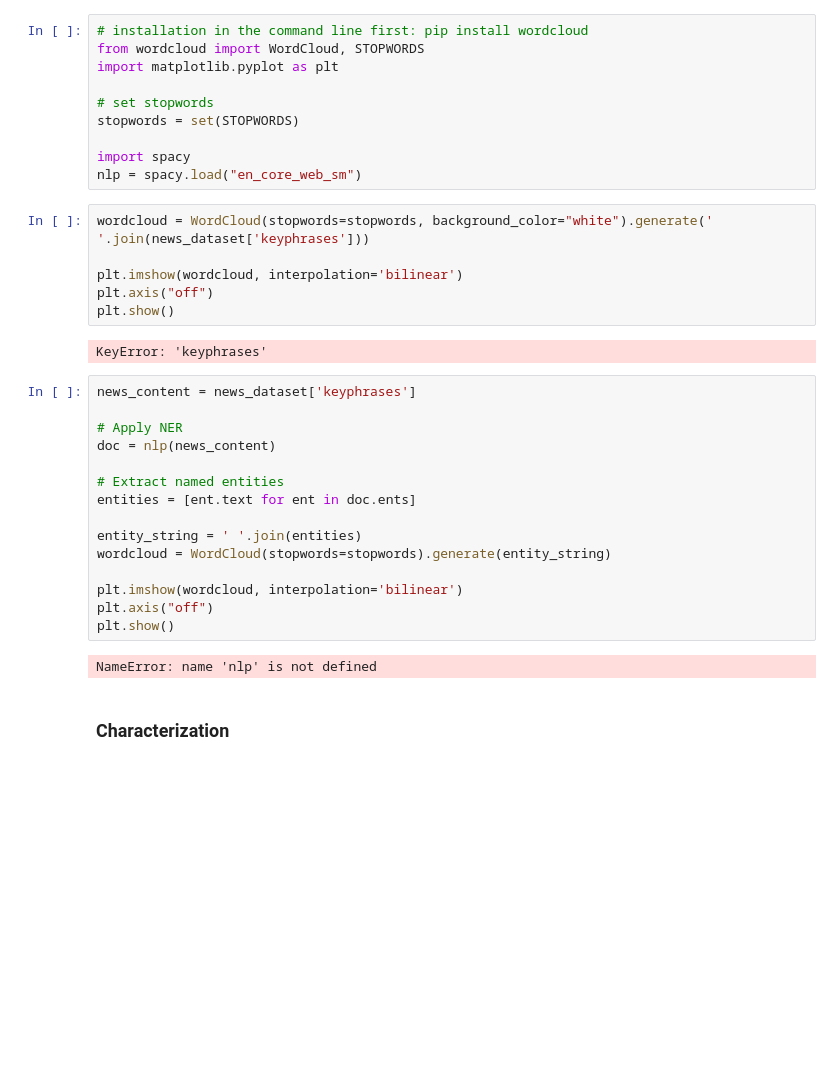
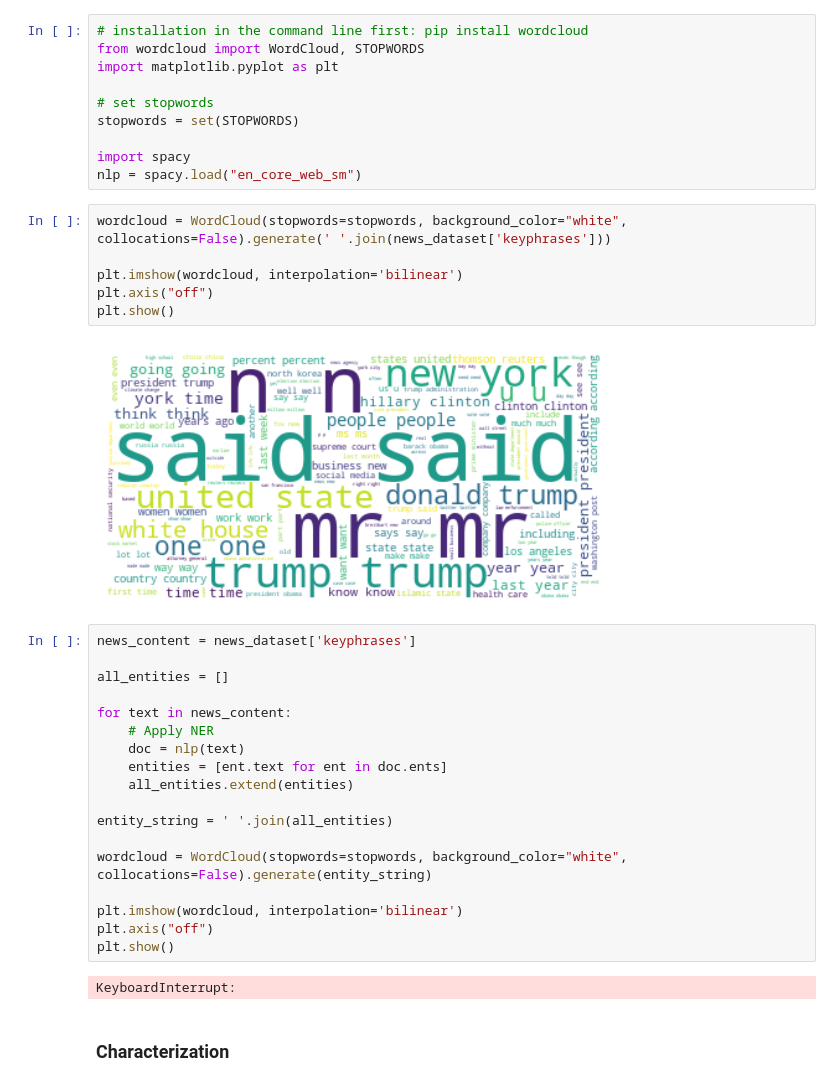
Before and after one commit to diogofonte/feup-pri, a Jupyter notebook: data_preparation/pipeline.ipynb, the cells around one changed output. Cells and saved outputs as stored; diff of their text form; blank space fills up the shorter version.

Commit message:
charts for data analysis and characterization

```diff
--- a/data_preparation/pipeline.ipynb
+++ b/data_preparation/pipeline.ipynb
@@ -235,30 +240,33 @@ stopwords = set(STOPWORDS)
 import spacy
 nlp = spacy.load("en_core_web_sm")
 # %%
-wordcloud = WordCloud(stopwords=stopwords, background_color="white").generate(' '.join(news_dataset['keyphrases']))
+wordcloud = WordCloud(stopwords=stopwords, background_color="white", collocations=False).generate(' '.join(news_dataset['keyphrases']))
 
 plt.imshow(wordcloud, interpolation='bilinear')
 plt.axis("off")
 plt.show()
 # %% [output]
-KeyError: 'keyphrases'
+[figure, added]
 # %%
 news_content = news_dataset['keyphrases']
 
-# Apply NER
-doc = nlp(news_content)
+all_entities = []
 
-# Extract named entities
-entities = [ent.text for ent in doc.ents]
+for text in news_content:
+    # Apply NER
+    doc = nlp(text)
+    entities = [ent.text for ent in doc.ents]
+    all_entities.extend(entities)
 
-entity_string = ' '.join(entities)
-wordcloud = WordCloud(stopwords=stopwords).generate(entity_string)
+entity_string = ' '.join(all_entities)
+
+wordcloud = WordCloud(stopwords=stopwords, background_color="white", collocations=False).generate(entity_string)
 
 plt.imshow(wordcloud, interpolation='bilinear')
 plt.axis("off")
 plt.show()
 # %% [output]
-NameError: name 'nlp' is not defined
+KeyboardInterrupt:
 # %% [markdown]
 ### Characterization
 # %%
```
Also changed, not shown: parts of 15 cells of this notebook.
